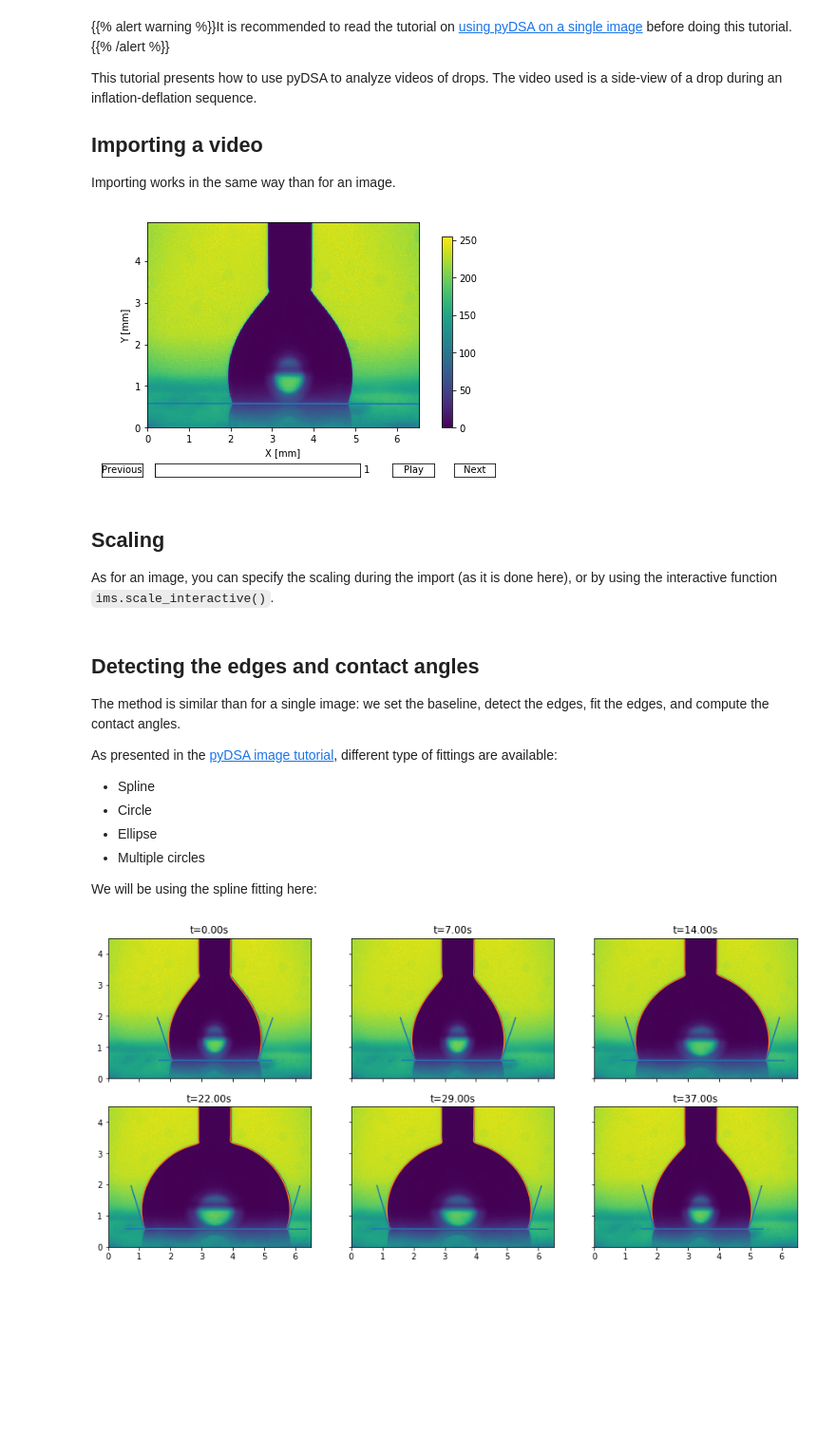
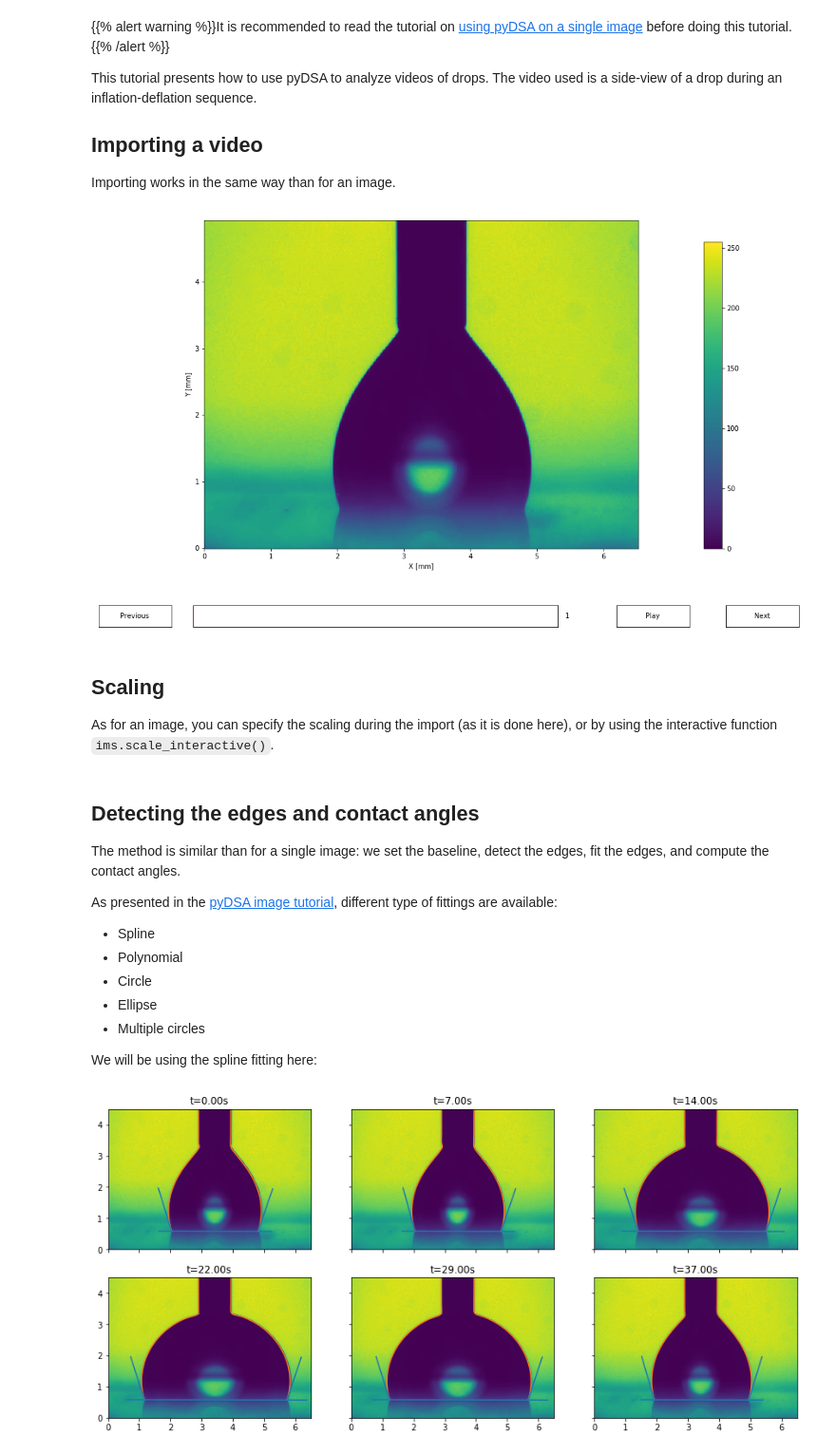
Before and after one commit to gabylaunay/Python-cookbook, a Jupyter notebook: src/notebooks/pydsa_video.ipynb, the cells around one changed output. Shown at 95% size. Cells and saved outputs as stored; diff of their text form; code cells hidden in the pictures; blank space fills up the shorter version.

```diff
--- a/src/notebooks/pydsa_video.ipynb
+++ b/src/notebooks/pydsa_video.ipynb
@@ -11,17 +11,18 @@ Importing works in the same way than for an image.
 # %%
 import pyDSA as dsa
 import matplotlib.pyplot as plt
+plt.rcParams['figure.figsize'] = 15, 9
 
 # Import an image
 ims = dsa.import_from_video('data/video.mp4',
                             dx=1/120, dy=1/120, dt=1/10,
                             unit_x='mm', unit_y='mm', unit_t='s',
                             incr=10)
 # Display
 ims.display()
 plt.show()
 # %% [output]
-[figure, old version]
+[figure, new version]
 # %% [markdown]
 ## Scaling
 As for an image, you can specify the scaling during the import (as it is done here), or by
@@ -33,6 +34,7 @@ The method is similar than for a single image: we set the baseline, detect the e
 
 As presented in the [pyDSA image tutorial](../pydsa/index.html), different type of fittings are available:
 - Spline
+- Polynomial
 - Circle
 - Ellipse
 - Multiple circles
```
Also changed, not shown: parts of 3 cells of this notebook, 2 other files.
